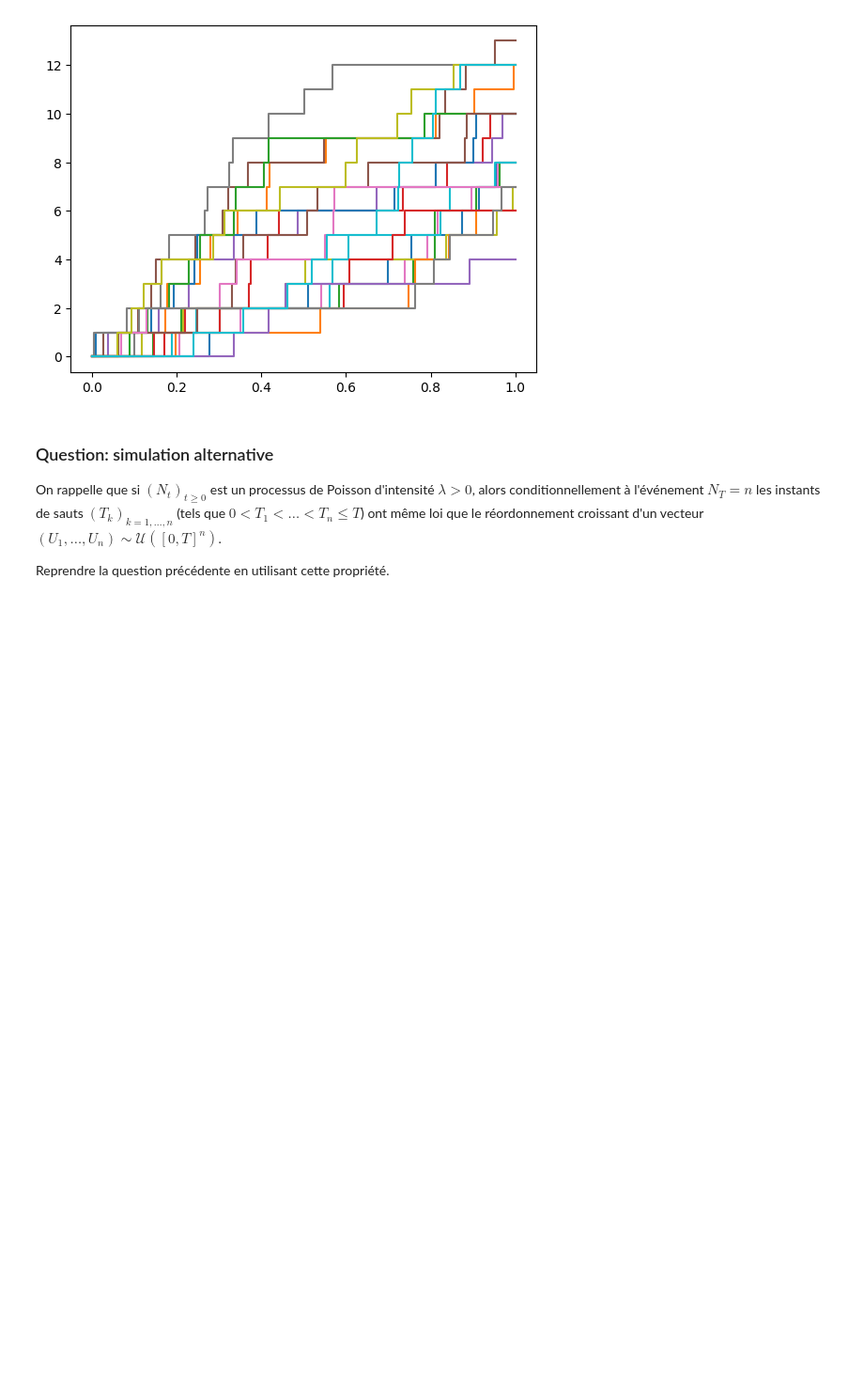
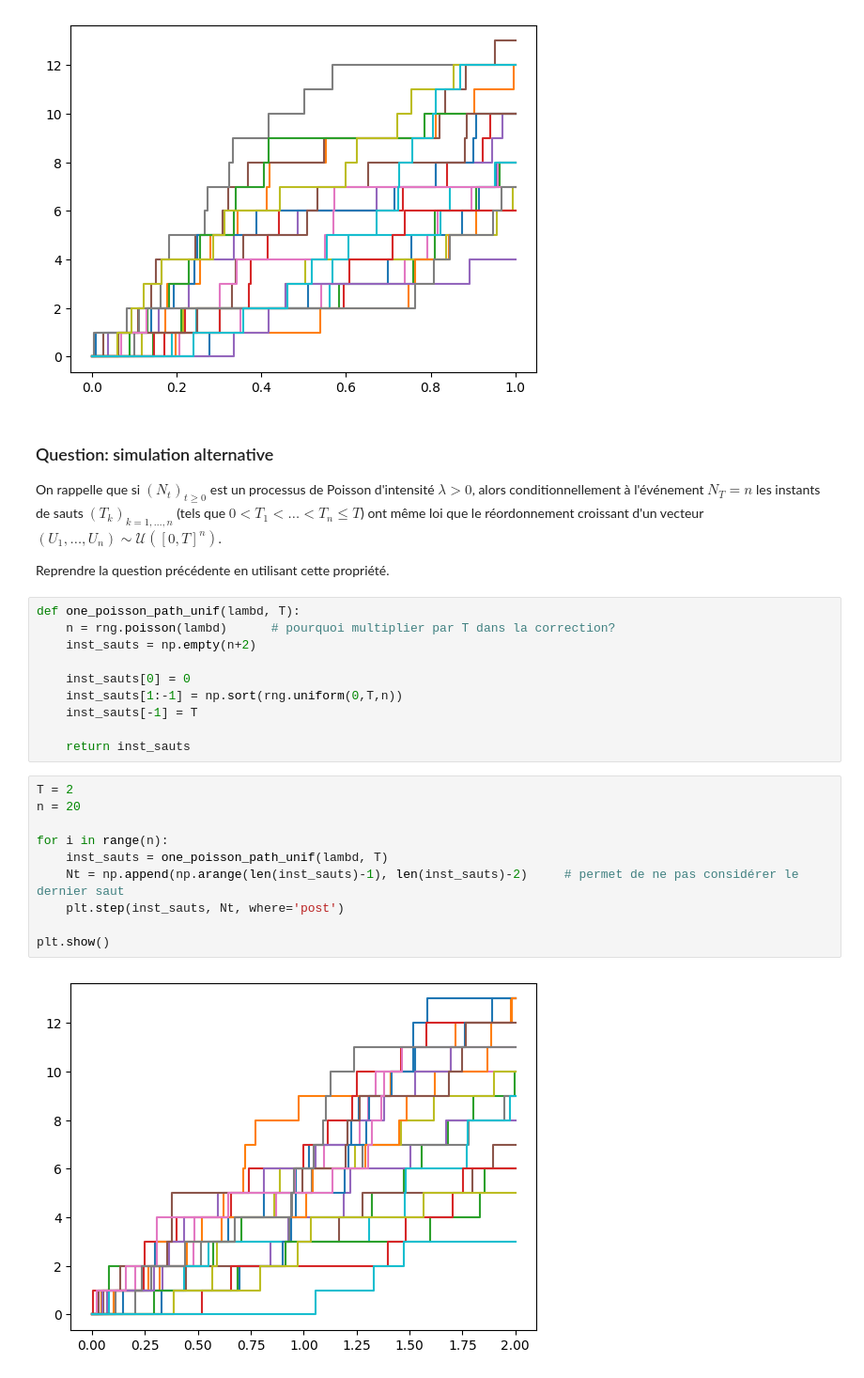
Before and after one commit to RoxaneC/M1-MATHS, a Jupyter notebook: Probabilités_Numériques/TP2/TP2 Sujet.ipynb, the cells around one changed output. Shown: that part at 94% size. Drawn from its saved outputs; the diff is of its cells as text; blank space fills up the shorter version.

```diff
--- a/Probabilités_Numériques/TP2/TP2 Sujet.ipynb
+++ b/Probabilités_Numériques/TP2/TP2 Sujet.ipynb
@@ -414,3 +414,25 @@ plt.show()
 On rappelle que si $(N_t)_{t \ge 0}$ est un processus de Poisson d'intensité $\lambda > 0$, alors conditionnellement à l'événement $N_T = n$ les instants de sauts $(T_k)_{k=1,\dots,n}$ (tels que $0 < T_1 < \dots < T_n \le T$) ont même loi que le réordonnement croissant d'un vecteur $(U_1, \dots, U_n) \sim \mathcal{U}([0,T]^n)$.
 
 Reprendre la question précédente en utilisant cette propriété.
+# %%
+def one_poisson_path_unif(lambd, T):
+    n = rng.poisson(lambd)      # pourquoi multiplier par T dans la correction?
+    inst_sauts = np.empty(n+2)
+
+    inst_sauts[0] = 0
+    inst_sauts[1:-1] = np.sort(rng.uniform(0,T,n))
+    inst_sauts[-1] = T
+
+    return inst_sauts
+# %%
+T = 2
+n = 20
+
+for i in range(n):
+    inst_sauts = one_poisson_path_unif(lambd, T)
+    Nt = np.append(np.arange(len(inst_sauts)-1), len(inst_sauts)-2)     # permet de ne pas considérer le dernier saut
+    plt.step(inst_sauts, Nt, where='post')
+
+plt.show()
+# %% [output]
+[figure, added]
```
